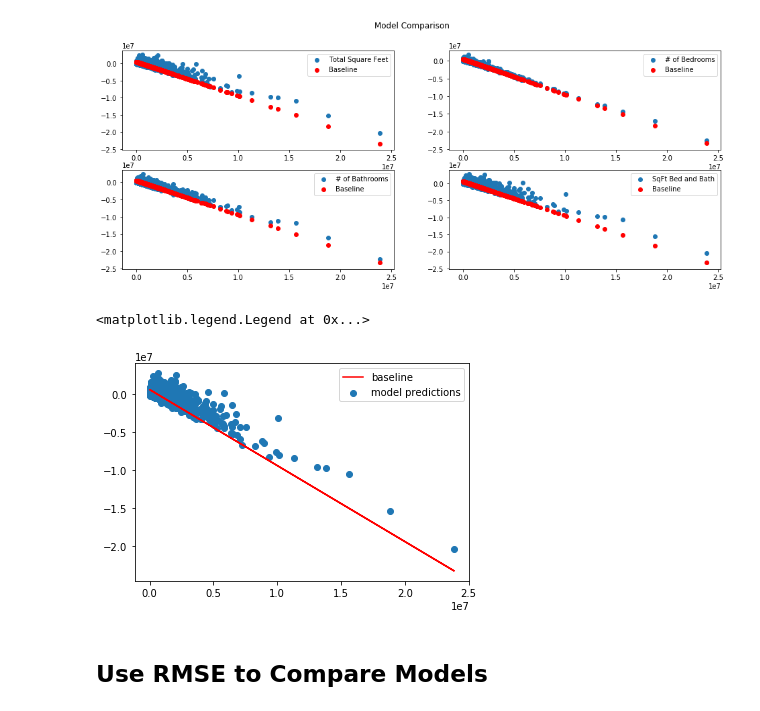
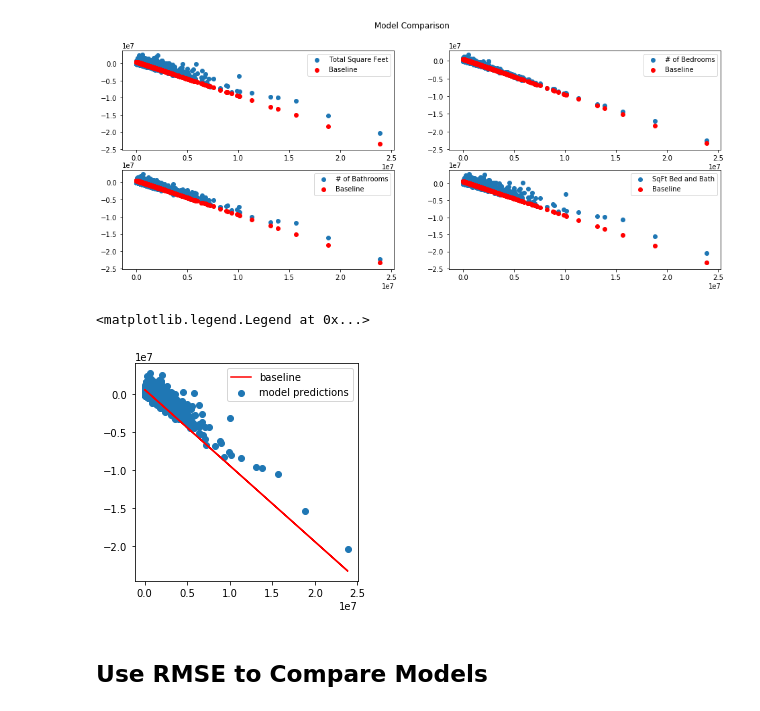
Before and after one commit to shayaltshue/zillow, a Jupyter notebook: main.ipynb, the cells around one changed output. Drawn from its saved outputs; the diff is of its cells as text; code cells hidden in the pictures.

```diff
--- a/main.ipynb
+++ b/main.ipynb
@@ -253,12 +253,13 @@ graph.graph_train_models(predictions)
 # %% [output]
 [figure]
 # %%
+plt.figure(figsize=(4,4))
 plt.scatter(y=predictions.lm_sqft_bed_bath - predictions.actual, x=predictions.actual, label='model predictions')
 plt.plot(predictions.actual, predictions.baseline - predictions.actual, color='red', label='baseline')
 plt.legend()
 # %% [output]
 <matplotlib.legend.Legend at 0x...>
-[figure, old version]
+[figure, new version]
 # %% [markdown]
 ## Use RMSE to Compare Models
 # %%
```
Also changed, not shown: parts of 1 cell of this notebook.
